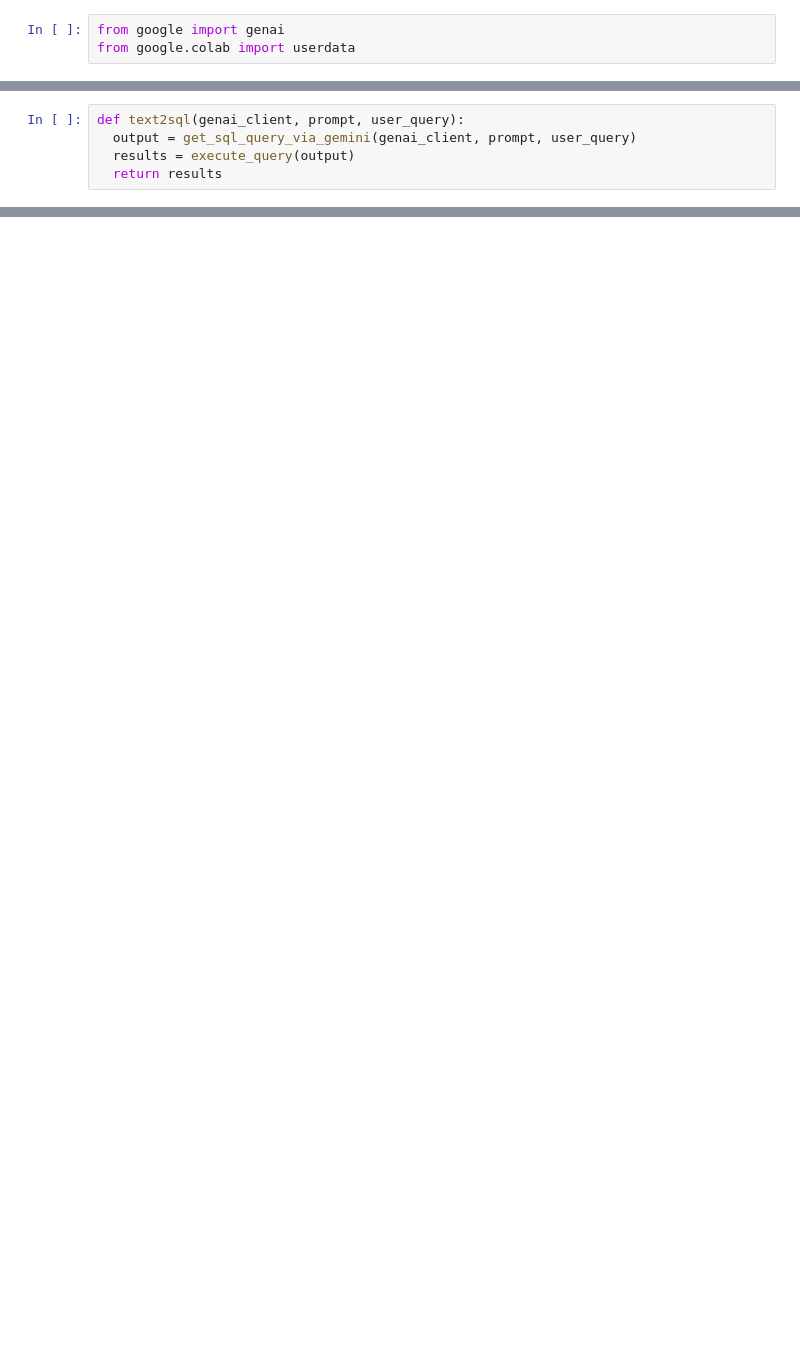
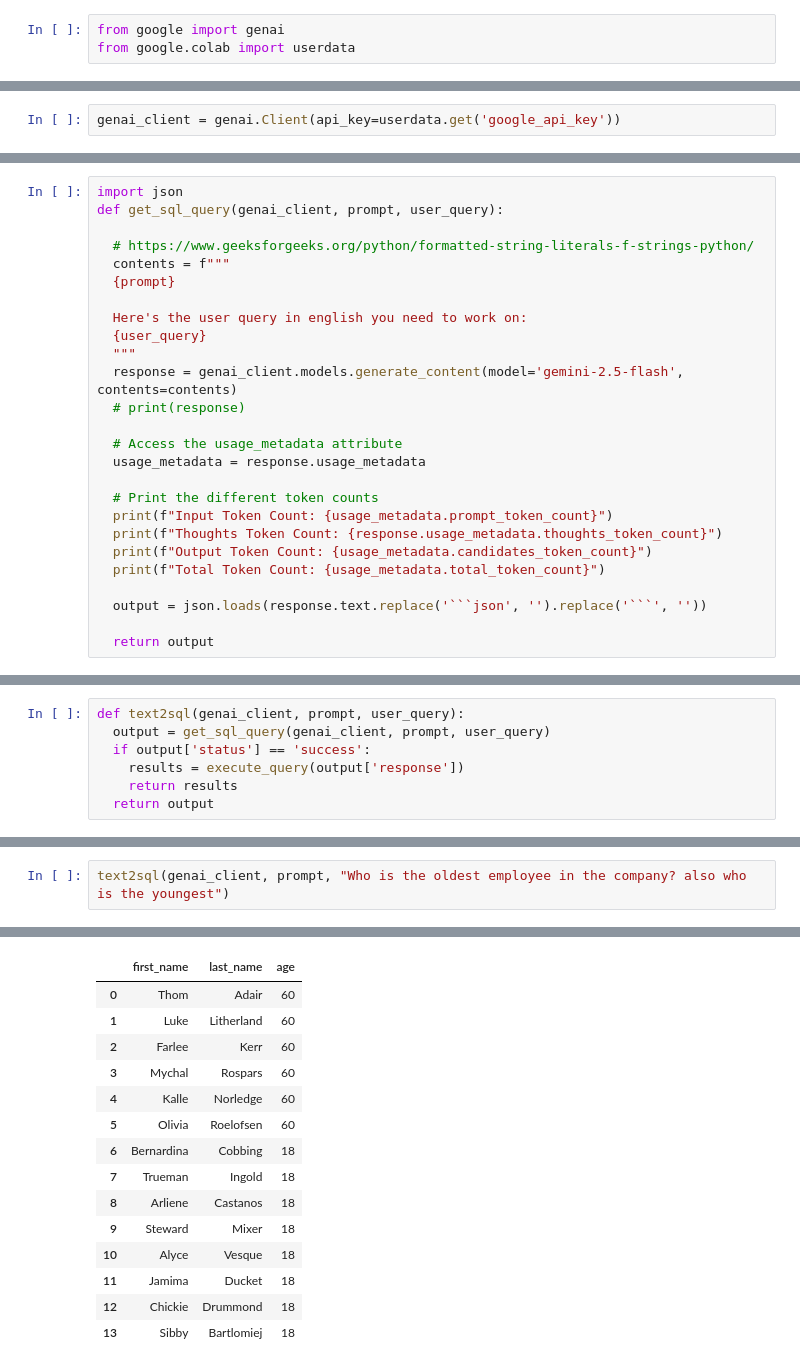
Before and after one commit to DarshanSKReddy/ML-Deep-Learning-GenAI-21D21P, a Jupyter notebook: Day 15 - Talk to Your Data: Building a Natural Language to SQL Generator/15_Talk_to_Your_Data_Building_a_Natural_Language_to_SQL_Generator.ipynb, the cells around one changed output, grey strips where cells are left out. Drawn from its saved outputs; the diff is of its cells as text; blank space fills up the shorter version.

````diff
--- a/Day 15 - Talk to Your Data: Building a Natural Language to SQL Generator/15_Talk_to_Your_Data_Building_a_Natural_Language_to_SQL_Generator.ipynb
+++ b/Day 15 - Talk to Your Data: Building a Natural Language to SQL Generator/15_Talk_to_Your_Data_Building_a_Natural_Language_to_SQL_Generator.ipynb
@@ -591,5 +90,0 @@ def execute_query(query, db_name='ecommerce.db'):
-# %%
-def text2sql(genai_client, prompt, user_query):
-  output = get_sql_query_via_gemini(genai_client, prompt, user_query)
-  results = execute_query(output)
-  return results
@@ -651,0 +91,2 @@ Can you create dataset for employees with at least 2 tables, and share the resul
+# %%
+genai_client = genai.Client(api_key=userdata.get('google_api_key'))
@@ -651,0 +193,26 @@ Can you create dataset for employees with at least 2 tables, and share the resul
+# %%
+import json
+def get_sql_query(genai_client, prompt, user_query):
+
+  # https://www.geeksforgeeks.org/python/formatted-string-literals-f-strings-python/
+  contents = f"""
+  {prompt}
+
+  Here's the user query in english you need to work on:
+  {user_query}
+  """
+  response = genai_client.models.generate_content(model='gemini-2.5-flash', contents=contents)
+  # print(response)
+
+  # Access the usage_metadata attribute
+  usage_metadata = response.usage_metadata
+
+  # Print the different token counts
+  print(f"Input Token Count: {usage_metadata.prompt_token_count}")
+  print(f"Thoughts Token Count: {response.usage_metadata.thoughts_token_count}")
+  print(f"Output Token Count: {usage_metadata.candidates_token_count}")
+  print(f"Total Token Count: {usage_metadata.total_token_count}")
+
+  output = json.loads(response.text.replace('```json', '').replace('```', ''))
+
+  return output
@@ -651,0 +257,7 @@ Can you create dataset for employees with at least 2 tables, and share the resul
+# %%
+def text2sql(genai_client, prompt, user_query):
+  output = get_sql_query(genai_client, prompt, user_query)
+  if output['status'] == 'success':
+    results = execute_query(output['response'])
+    return results
+  return output
@@ -651,0 +492,3 @@ Can you create dataset for employees with at least 2 tables, and share the resul
+# %%
+text2sql(genai_client, prompt, "Who is the oldest employee in the company? also who is the youngest")
+# %% [output]
@@ -651,0 +503,15 @@ Can you create dataset for employees with at least 2 tables, and share the resul
+|  | first_name | last_name | age |
+| 0 | Thom | Adair | 60 |
+| 1 | Luke | Litherland | 60 |
+| 2 | Farlee | Kerr | 60 |
+| 3 | Mychal | Rospars | 60 |
+| 4 | Kalle | Norledge | 60 |
+| 5 | Olivia | Roelofsen | 60 |
+| 6 | Bernardina | Cobbing | 18 |
+| 7 | Trueman | Ingold | 18 |
+| 8 | Arliene | Castanos | 18 |
+| 9 | Steward | Mixer | 18 |
+| 10 | Alyce | Vesque | 18 |
+| 11 | Jamima | Ducket | 18 |
+| 12 | Chickie | Drummond | 18 |
+| 13 | Sibby | Bartlomiej | 18 |
````
Also changed, not shown: parts of 73 cells of this notebook, 1 other file.
